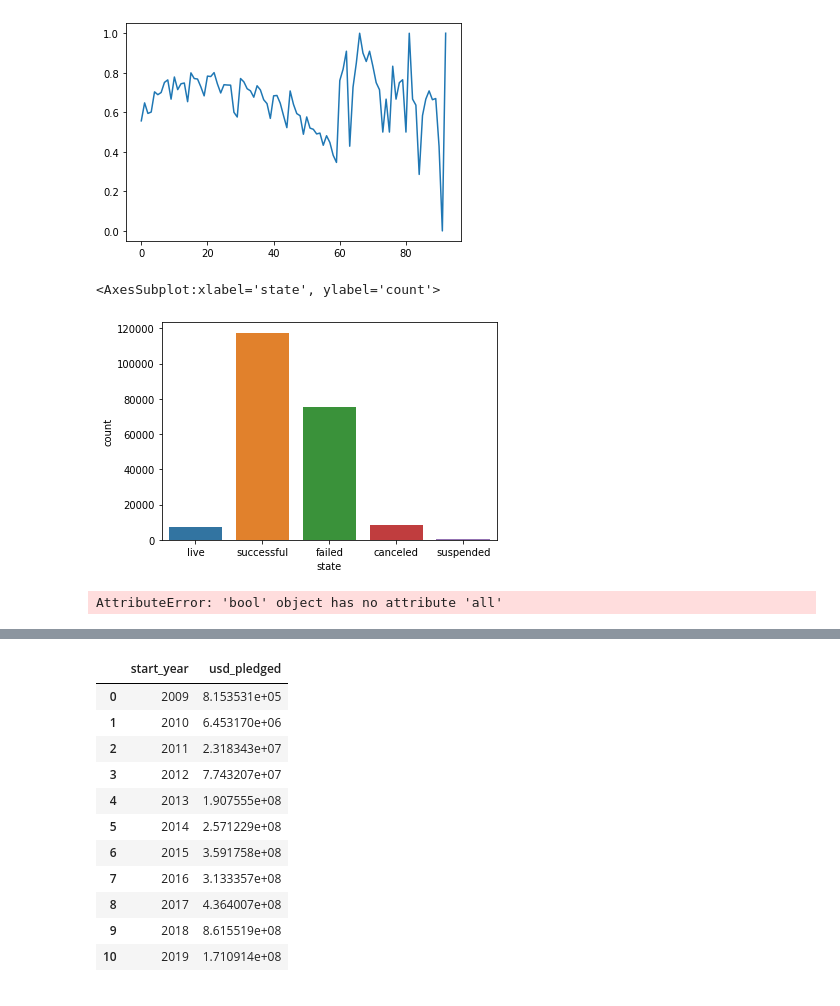
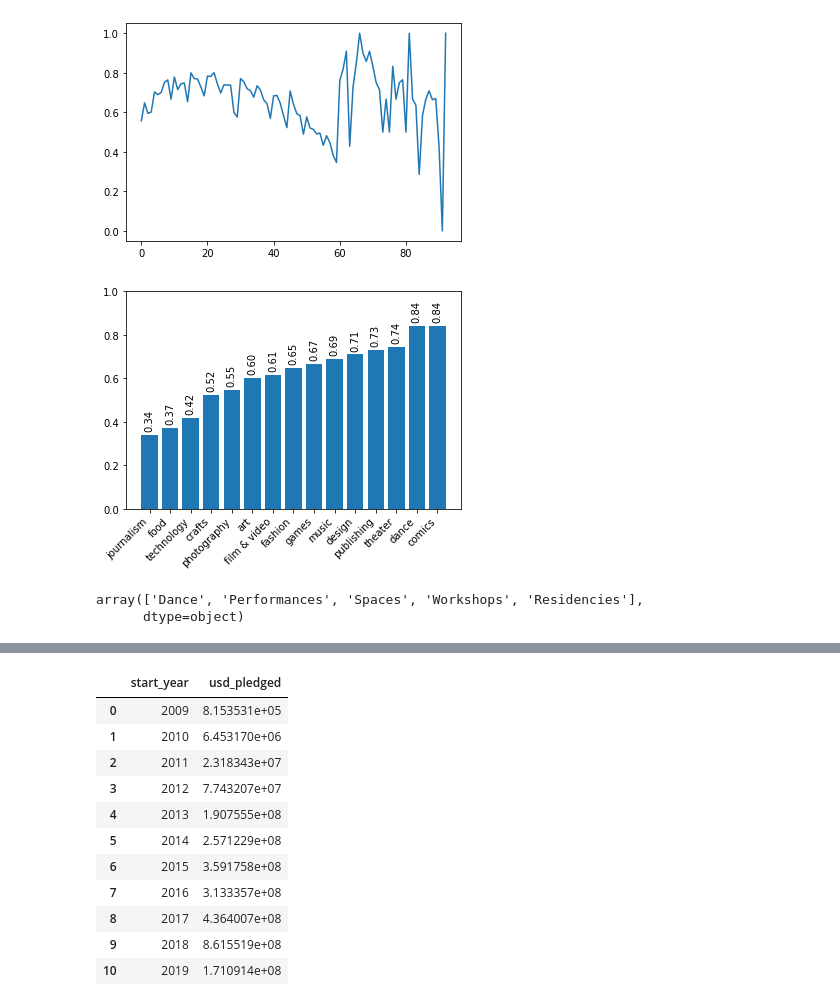
Before and after one commit to AIMPED/ML_Classification_Kickstarter, a Jupyter notebook: ML_Classification_Kickstarter_Adrian.ipynb, the cells around one changed output, grey strips where cells are left out. Saved outputs shown, nothing was run; the diff lists cells and outputs as text; code cells hidden in the pictures.

```diff
--- a/ML_Classification_Kickstarter_Adrian.ipynb
+++ b/ML_Classification_Kickstarter_Adrian.ipynb
@@ -70,9 +71,16 @@ success_per_country = sorted(success_per_country, key= lambda x: x[0])
-# %%
-sns.countplot(data=df, x='state')
-# %% [output]
-<AxesSubplot:xlabel='state', ylabel='count'>
-[figure, removed]
-# %%
-sns.catplot(x=success_per_country[1], y=success_per_country[0])
-# %% [output]
-AttributeError: 'bool' object has no attribute 'all'
+# %%
+success_per_category = np.array(sorted(success_per_category, key= lambda x: x[0]))
+
+fig, ax = plt.subplots()
+plt.xticks(rotation=45, ha='right')
+plt.ylim(0,1)
+rec = ax.bar(success_per_category[:,1], height=success_per_category[:,0].astype(float))
+for p in ax.patches:
+    ax.annotate("%.2f" % p.get_height(), (p.get_x() + p.get_width() / 2., p.get_height()), ha='center', va='center', xytext=(0, 15), rotation=90, textcoords='offset points')
+# %% [output]
+[figure, added]
+# %%
+df.query('category=="dance"').category_sub.unique()
+# %% [output]
+array(['Dance', 'Performances', 'Spaces', 'Workshops', 'Residencies'],
+      dtype=object)
```
Also changed, not shown: parts of 14 cells of this notebook.
